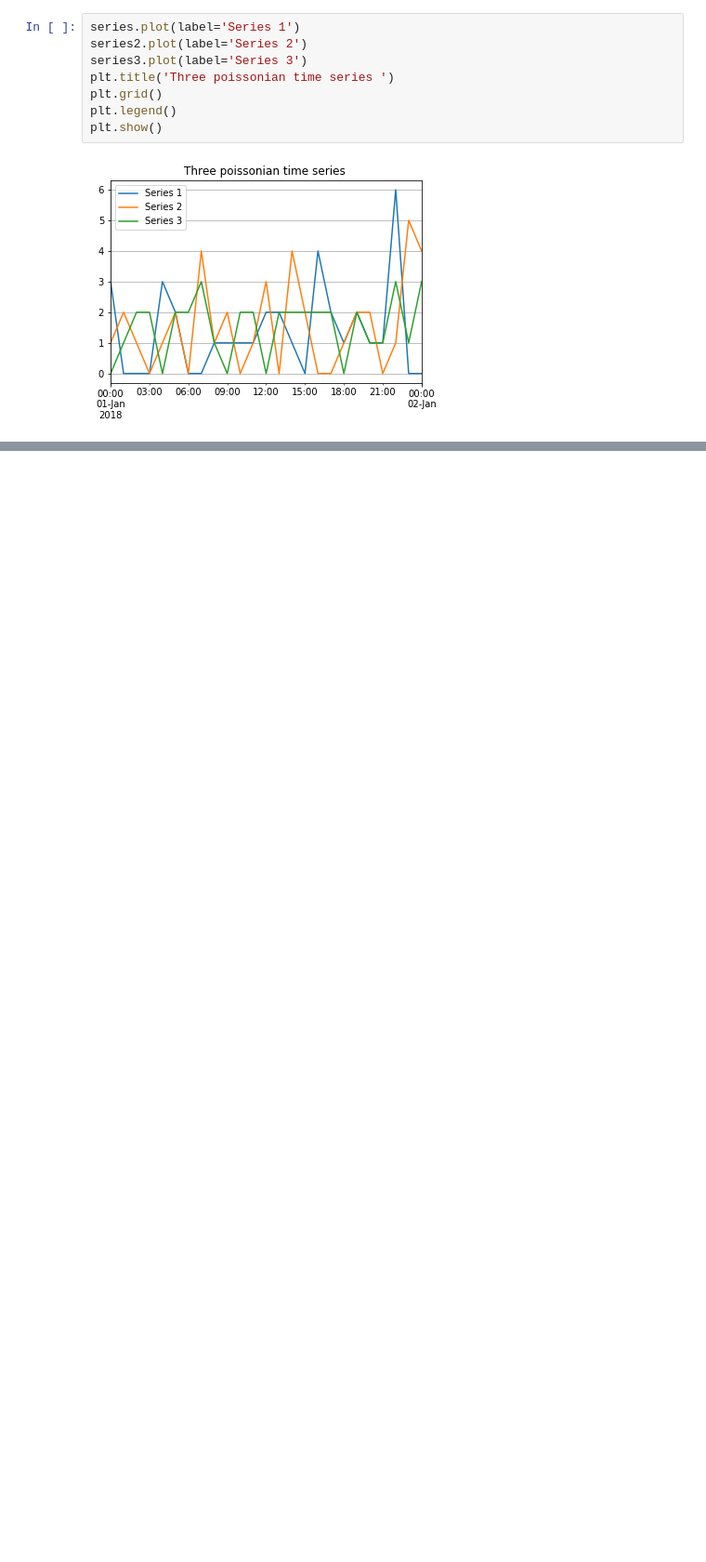
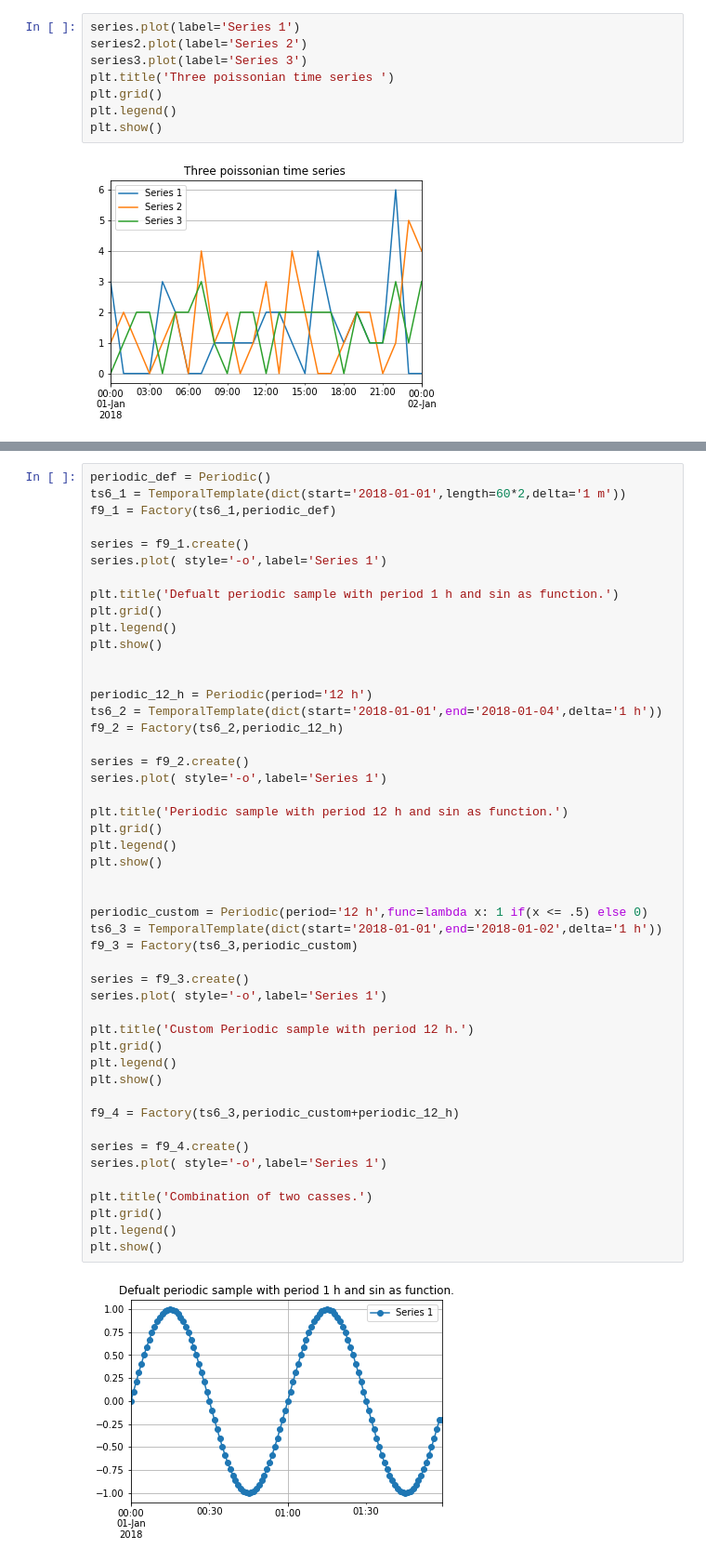
Before and after one commit to rpazuki/pyTsGen, a Jupyter notebook: Notebook.ipynb, the cells around one changed output, grey strips where cells are left out. Shown: that part at 93% size. Drawn from its saved outputs; the diff is of its cells as text; blank space fills up the shorter version.

```diff
--- a/Notebook.ipynb
+++ b/Notebook.ipynb
@@ -130,3 +132,53 @@ plt.legend()
 plt.show()
 # %% [output]
 [figure]
+# %%
+periodic_def = Periodic()
+ts6_1 = TemporalTemplate(dict(start='2018-01-01',length=60*2,delta='1 m'))
+f9_1 = Factory(ts6_1,periodic_def)
+
+series = f9_1.create()
+series.plot( style='-o',label='Series 1')
+
+plt.title('Defualt periodic sample with period 1 h and sin as function.')
+plt.grid()
+plt.legend()
+plt.show()
+
+
+periodic_12_h = Periodic(period='12 h')
+ts6_2 = TemporalTemplate(dict(start='2018-01-01',end='2018-01-04',delta='1 h'))
+f9_2 = Factory(ts6_2,periodic_12_h)
+
+series = f9_2.create()
+series.plot( style='-o',label='Series 1')
+
+plt.title('Periodic sample with period 12 h and sin as function.')
+plt.grid()
+plt.legend()
+plt.show()
+
+
+periodic_custom = Periodic(period='12 h',func=lambda x: 1 if(x <= .5) else 0)
+ts6_3 = TemporalTemplate(dict(start='2018-01-01',end='2018-01-02',delta='1 h'))
+f9_3 = Factory(ts6_3,periodic_custom)
+
+series = f9_3.create()
+series.plot( style='-o',label='Series 1')
+
+plt.title('Custom Periodic sample with period 12 h.')
+plt.grid()
+plt.legend()
+plt.show()
+
+f9_4 = Factory(ts6_3,periodic_custom+periodic_12_h)
+
+series = f9_4.create()
+series.plot( style='-o',label='Series 1')
+
+plt.title('Combination of two casses.')
+plt.grid()
+plt.legend()
+plt.show()
+# %% [output]
+[figure, added]
```
Also changed, not shown: parts of 11 cells of this notebook, 5 other files.
